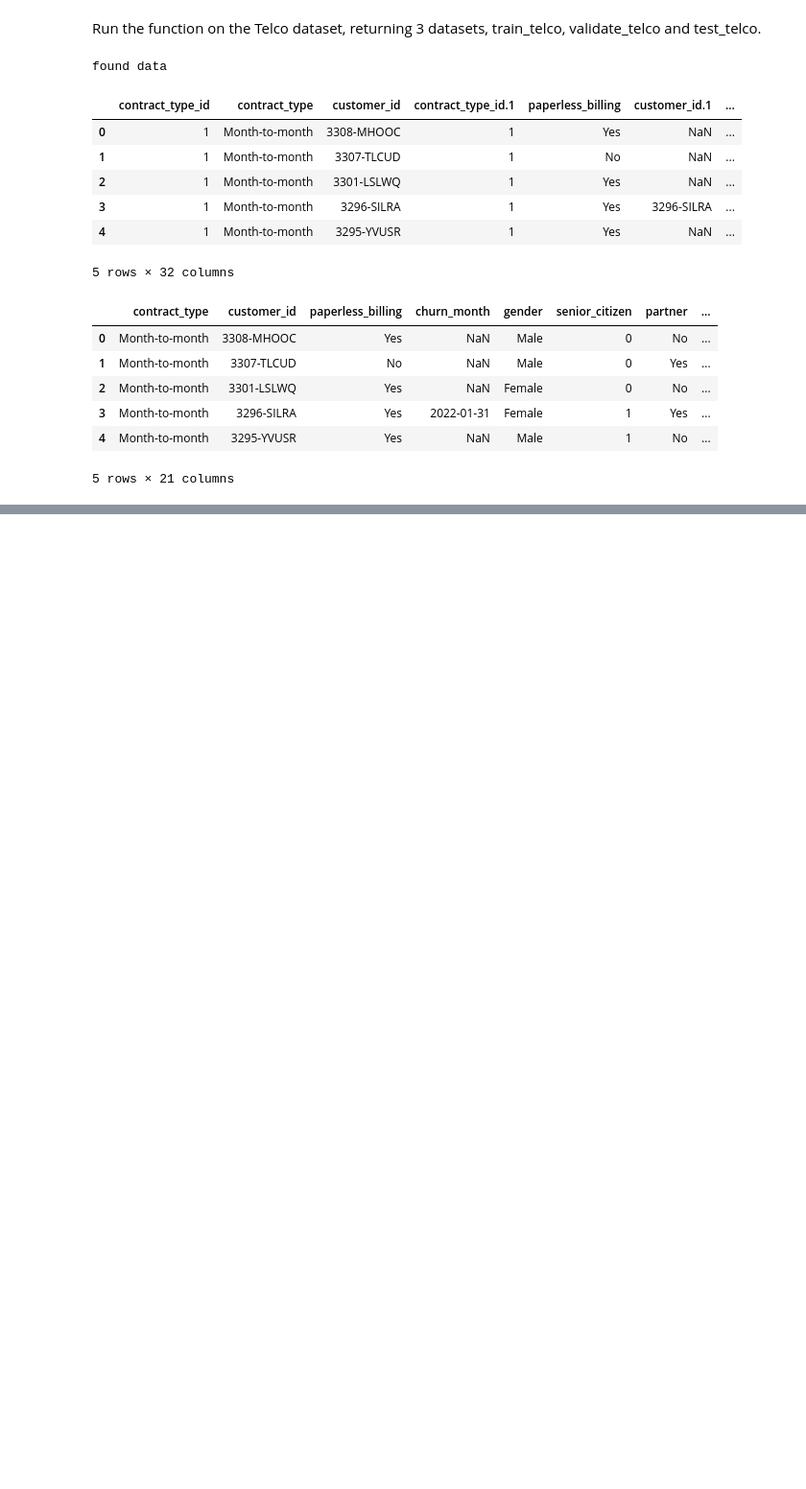
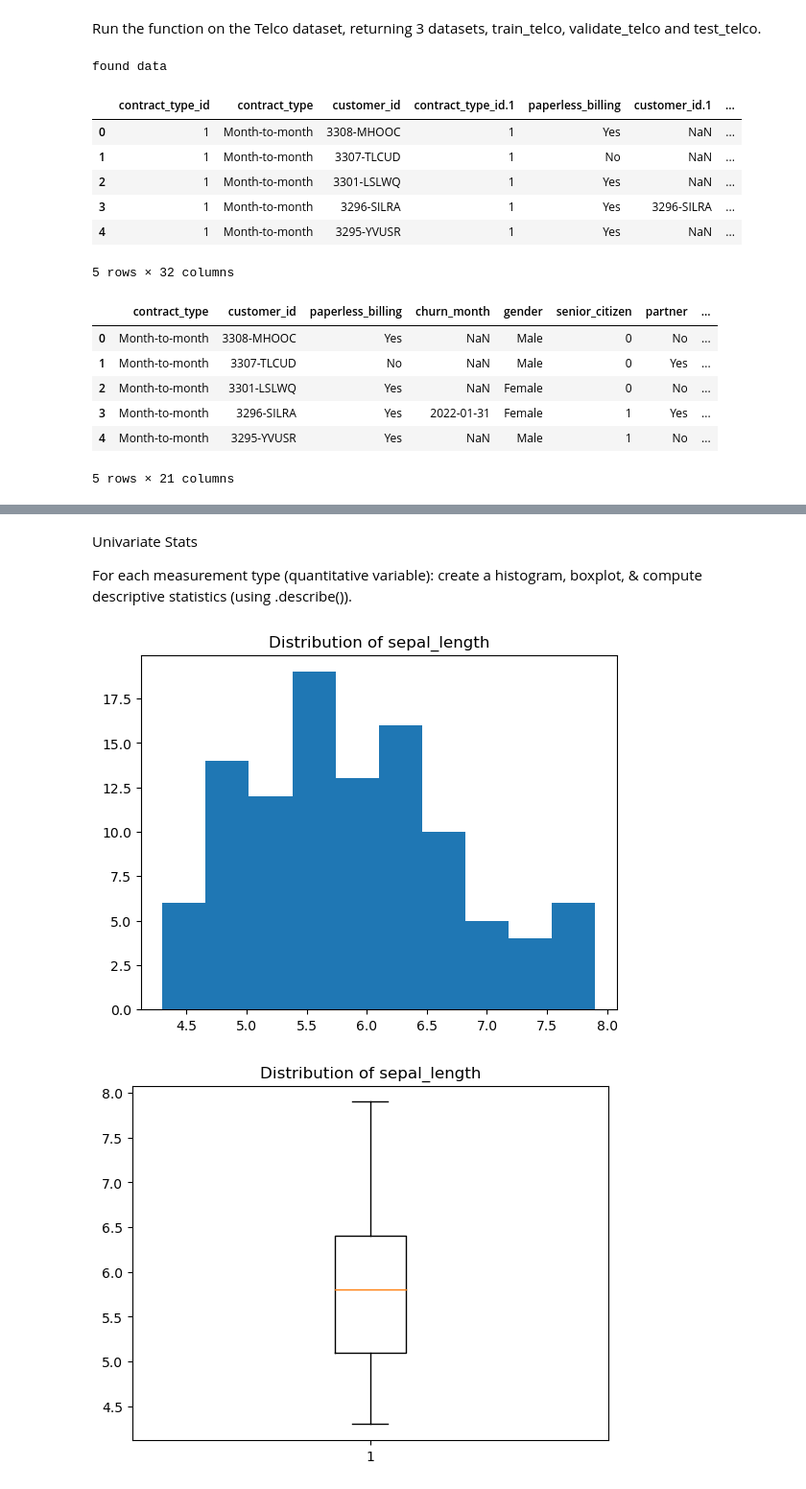
Before and after one commit to Msalazar2/classification-exercises, a Jupyter notebook: classification_exercises.ipynb, the cells around one changed output, grey strips where cells are left out. Shown: that part at 96% size. Saved outputs shown, nothing was run; the diff lists cells and outputs as text; code cells hidden in the pictures; blank space fills up the shorter version.

```diff
--- a/classification_exercises.ipynb
+++ b/classification_exercises.ipynb
@@ -601,0 +614,3 @@ ValueError: Input contains NaN
+# %%
+df = acquire.get_iris_data()
+df.head()
@@ -601,0 +625,3 @@ ValueError: Input contains NaN
+# %%
+df = prep_iris(df)
+df.head()
@@ -601,0 +635,4 @@ ValueError: Input contains NaN
+# %%
+train, val, test = train_val_test(df, 'species')
+
+train.shape, val.shape, test.shape
@@ -601,0 +671,19 @@ ValueError: Input contains NaN
+# %% [markdown]
+Univariate Stats
+
+For each measurement type (quantitative variable): create a histogram, boxplot, & compute descriptive statistics (using .describe()).
+# %%
+q_mask = train.dtypes == 'float64'
+# %%
+for col in train.columns[q_mask]:
+
+    plt.figure()
+    plt.hist(train[col])
+    plt.title(f'Distribution of {col}')
+    plt.figure()
+    plt.boxplot(train[col])
+    #f-string to specify the name of columns
+    plt.title(f'Distribution of {col}')
+# %% [output]
+[figure, added]
+[figure, added]
```
Also changed, not shown: parts of 45 cells of this notebook, 3 other files.
